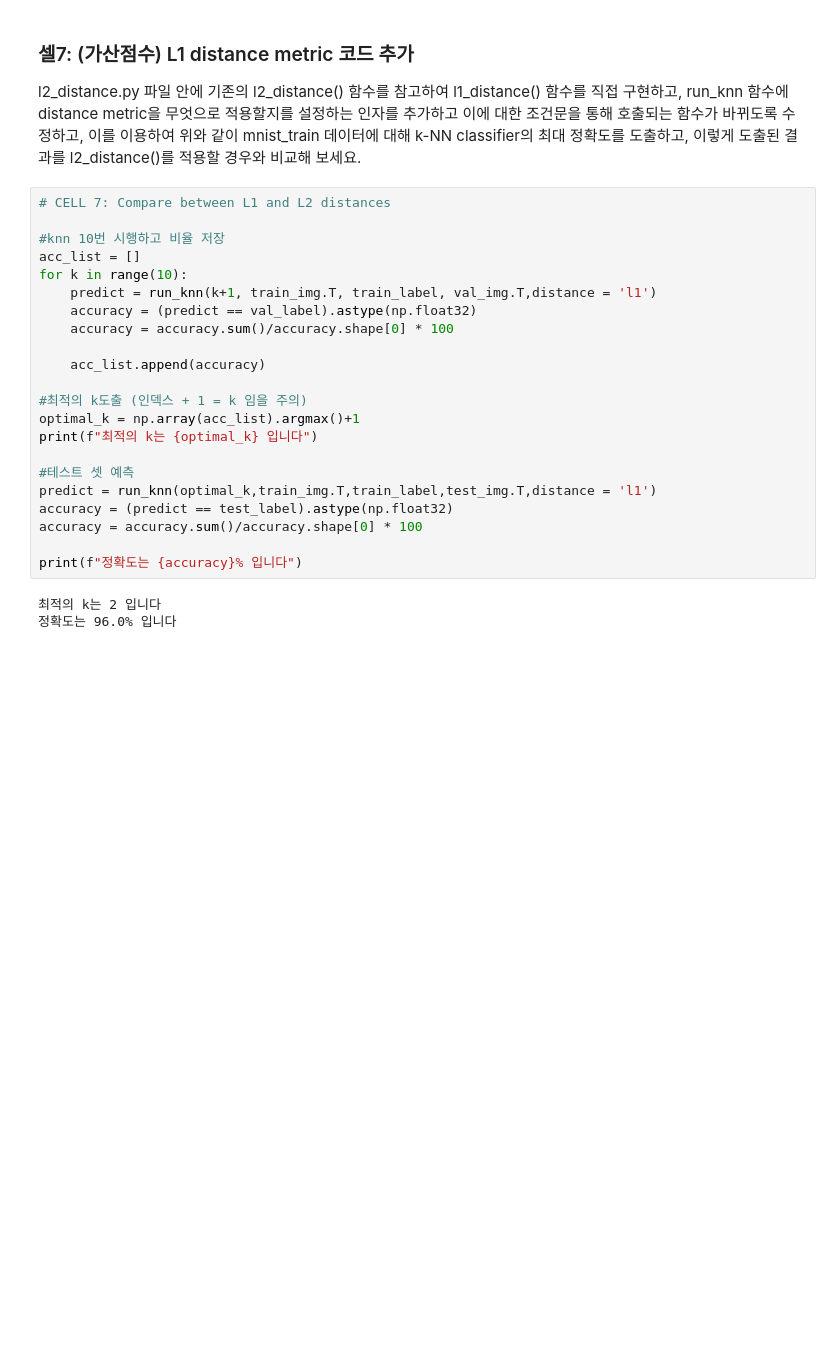
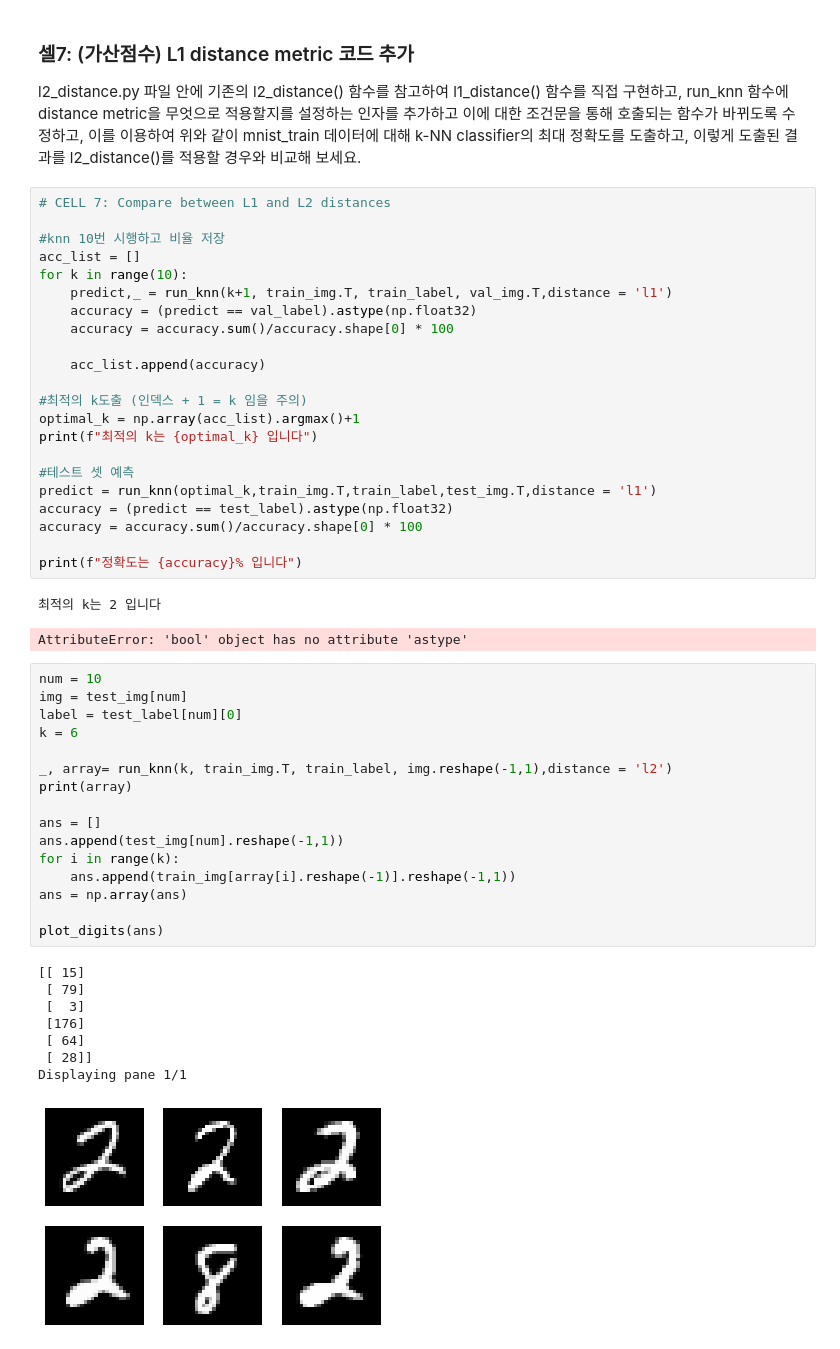
Before and after one commit to uichan8/AI_assignments, a Jupyter notebook: assignment_1/hw1_main.ipynb, the cells around one changed output. Saved outputs shown, nothing was run; the diff lists cells and outputs as text; blank space fills up the shorter version.

```diff
--- a/assignment_1/hw1_main.ipynb
+++ b/assignment_1/hw1_main.ipynb
@@ -177,7 +168,7 @@ run_knn 함수에 distance metric을 무엇으로 적용할지를 설정하는
 #knn 10번 시행하고 비율 저장
 acc_list = []
 for k in range(10):
-    predict = run_knn(k+1, train_img.T, train_label, val_img.T,distance = 'l1')
+    predict,_ = run_knn(k+1, train_img.T, train_label, val_img.T,distance = 'l1')
     accuracy = (predict == val_label).astype(np.float32)
     accuracy = accuracy.sum()/accuracy.shape[0] * 100
 
@@ -195,4 +186,29 @@ accuracy = accuracy.sum()/accuracy.shape[0] * 100
 print(f"정확도는 {accuracy}% 입니다")
 # %% [output]
 최적의 k는 2 입니다
-정확도는 96.0% 입니다
+AttributeError: 'bool' object has no attribute 'astype'
+# %%
+num = 10
+img = test_img[num]
+label = test_label[num][0]
+k = 6
+
+_, array= run_knn(k, train_img.T, train_label, img.reshape(-1,1),distance = 'l2')
+print(array)
+
+ans = []
+ans.append(test_img[num].reshape(-1,1))
+for i in range(k):
+    ans.append(train_img[array[i].reshape(-1)].reshape(-1,1))
+ans = np.array(ans)
+
+plot_digits(ans)
+# %% [output]
+[[ 15]
+ [ 79]
+ [  3]
+ [176]
+ [ 64]
+ [ 28]]
+Displaying pane 1/1
+[figure, added]
```
Also changed, not shown: parts of 5 cells of this notebook, 1 other file.
